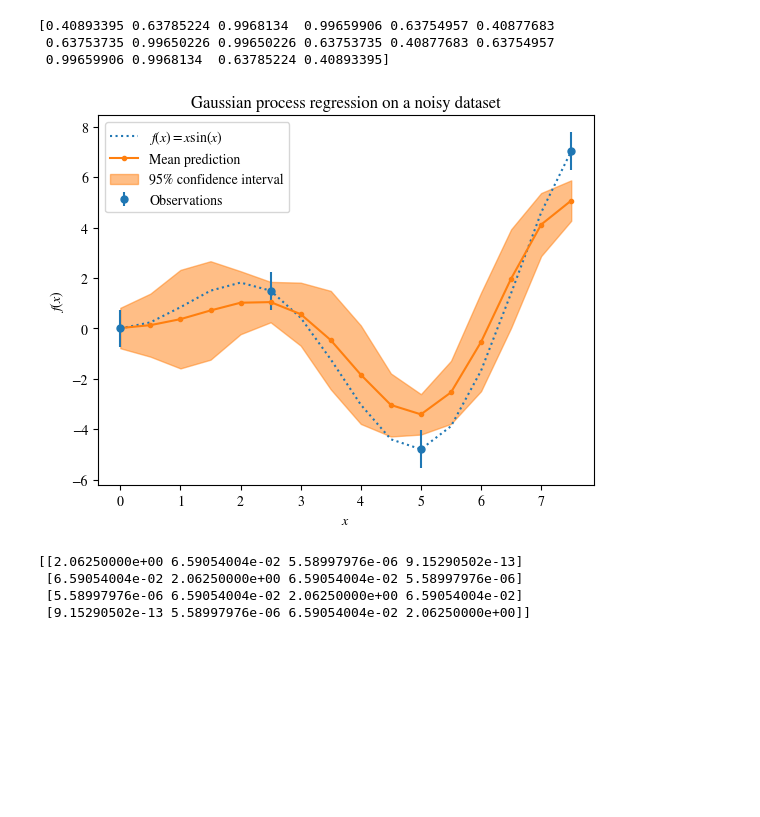
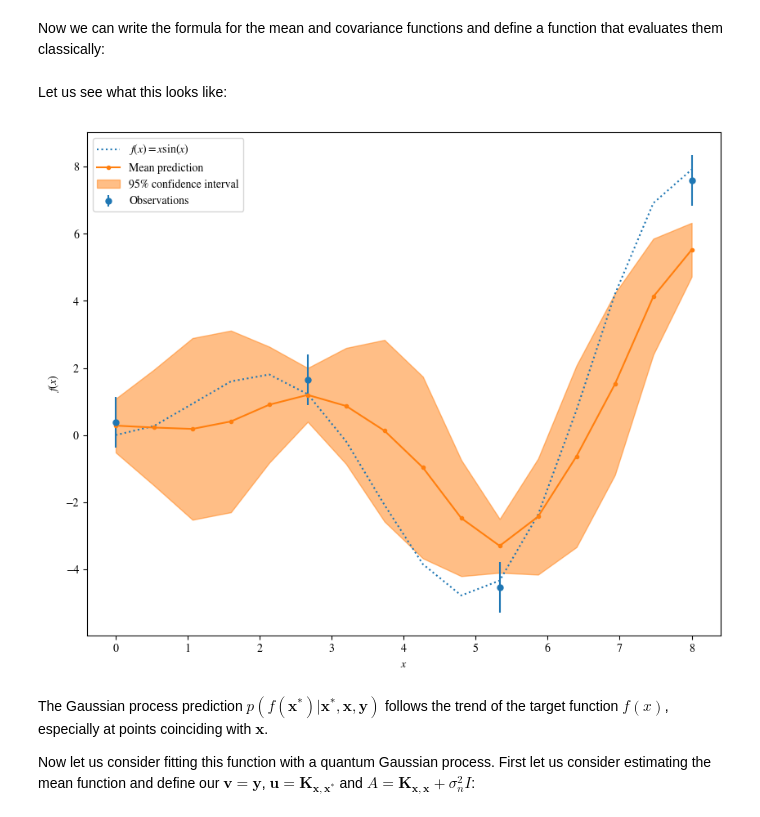
Before and after one commit to Fergus-Hayes/qiskit_tools, a Jupyter notebook: N13-quantum_Gaussian_process_regression.ipynb, the cells around one changed output. Saved outputs shown, nothing was run; the diff lists cells and outputs as text; code cells hidden in the pictures; blank space fills up the shorter version.

```diff
--- a/N13-quantum_Gaussian_process_regression.ipynb
+++ b/N13-quantum_Gaussian_process_regression.ipynb
@@ -91,3 +152,2 @@ y = y_targ(X)
 # %%
-X_train = np.linspace(start=xmin, stop=xmax, num=2**n).reshape(-1, 1)
-y_train = y_targ(X_train)
+y_train = y_targ(X_train) + np.random.normal(0,noise_std,N)
@@ -101,0 +156,2 @@ print(sigma, noise_std)
+# %%
+Nast = 16
@@ -101,0 +160,3 @@ print(sigma, noise_std)
+# %%
+X = np.linspace(start=xmin, stop=xmax, num=Nast).reshape(-1, 1)
+y = y_targ(X)
@@ -106,3 +175,8 @@ def SEK(X1, X2, ls=1.0, sig=1.0):
+# %%
+sigma = 2*noise_std
+ls = 2.**(-(xmax-xmin)/Nast)
+# %% [markdown]
+Now we can write the formula for the mean and covariance functions and define a function that evaluates them classically:
 # %%
 def posterior(X_s, X_train, Y_train, l=1.0, sigma_f=1.0, sigma_y=1e-8):
     K = SEK(X_train, X_train, l, sigma_f) + sigma_y**2 * np.eye(len(X_train))
@@ -114,40 +188,44 @@ def posterior(X_s, X_train, Y_train, l=1.0, sigma_f=1.0, sigma_y=1e-8):
     cov_s = K_ss - K_s.T.dot(K_inv).dot(K_s)
 
     return mu_s, cov_s
+# %% [markdown]
+Let us see what this looks like:
 # %%
 mean_prediction, cov_s = posterior(X, X_train, y_train, l=ls, sigma_f=sigma, sigma_y=noise_std)
 std_prediction = np.diag(cov_s)
-# %%
-print(std_prediction)
-# %% [output]
-[0.40893395 0.63785224 0.9968134  0.99659906 0.63754957 0.40877683
- 0.63753735 0.99650226 0.99650226 0.63753735 0.40877683 0.63754957
- 0.99659906 0.9968134  0.63785224 0.40893395]
 # %%
-plt.plot(X, y, label=r"$f(x) = x \sin(x)$", linestyle="dotted")
-plt.errorbar(
+fig = plt.figure(figsize=figsize)
+ax = fig.add_subplot(111)
+
+ax.plot(X, y, label=r"$f(x) = x \sin(x)$", linestyle="dotted")
+ax.errorbar(
     X_train,
     y_train,
     noise_std,
     linestyle="None",
     color="tab:blue",
     marker=".",
     markersize=10,
     label="Observations",
 )
-plt.plot(X, mean_prediction, label="Mean prediction", marker='.')
-plt.fill_between(
+ax.plot(X, mean_prediction, label="Mean prediction", marker='.')
+ax.fill_between(
     X.ravel(),
     mean_prediction - 1.96 * std_prediction,
     mean_prediction + 1.96 * std_prediction,
     color="tab:orange",
     alpha=0.5,
     label=r"95% confidence interval",
 )
-plt.legend()
-plt.xlabel("$x$")
-plt.ylabel("$f(x)$")
-_ = plt.title("Gaussian process regression on a noisy dataset")
+ax.legend()
+ax.set_xlabel("$x$")
+ax.set_ylabel("$f(x)$")
+
+plt.show()
 # %% [output]
-[figure, old version]
+[figure, new version]
+# %% [markdown]
+The Gaussian process prediction $p(f(\mathbf{x^{\ast}})|\mathbf{x^{\ast}},\mathbf{x},\mathbf{y})$ follows the trend of the target function $f(x)$, especially at points coinciding with $\mathbf{x}$.
+
+Now let us consider fitting this function with a quantum Gaussian process. First let us consider estimating the mean function and define our $\mathbf{v}=\mathbf{y}$, $\mathbf{u}=\mathbf{K}_{\mathbf{x,x^{\ast}}}$ and $A=\mathbf{K}_{\mathbf{x,x}}+\sigma_n^2I$:
 # %%
@@ -166,7 +248,0 @@ A = SEK(X_train, X_train, ls, sig=sigma) + (np.eye(len(X_train))*noise_std**2)
-# %%
-print(A)
-# %% [output]
-[[2.06250000e+00 6.59054004e-02 5.58997976e-06 9.15290502e-13]
- [6.59054004e-02 2.06250000e+00 6.59054004e-02 5.58997976e-06]
- [5.58997976e-06 6.59054004e-02 2.06250000e+00 6.59054004e-02]
- [9.15290502e-13 5.58997976e-06 6.59054004e-02 2.06250000e+00]]
```
Also changed, not shown: parts of 76 cells of this notebook, 2 other files.
